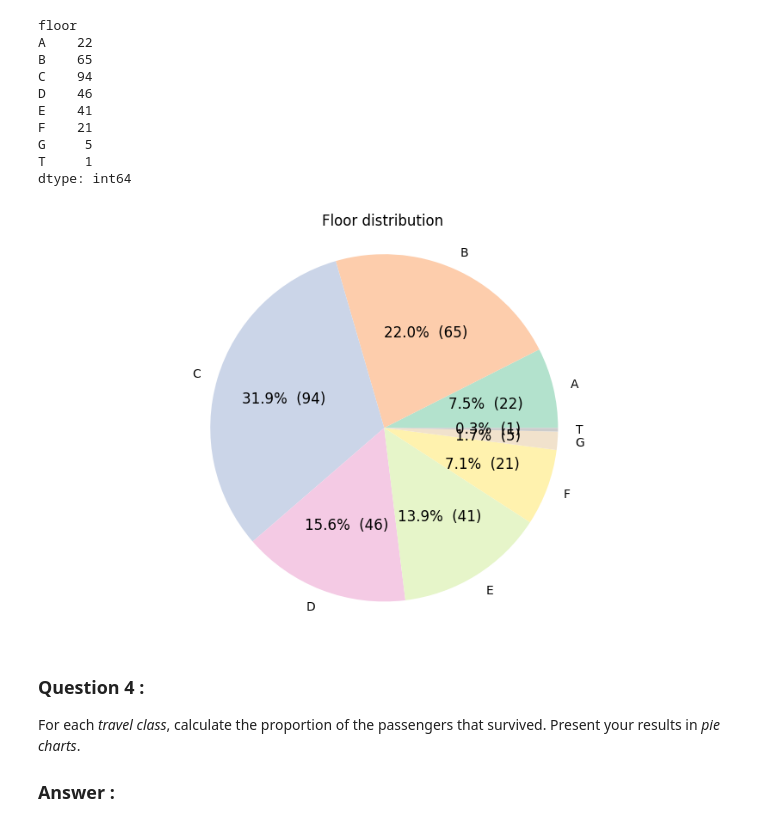
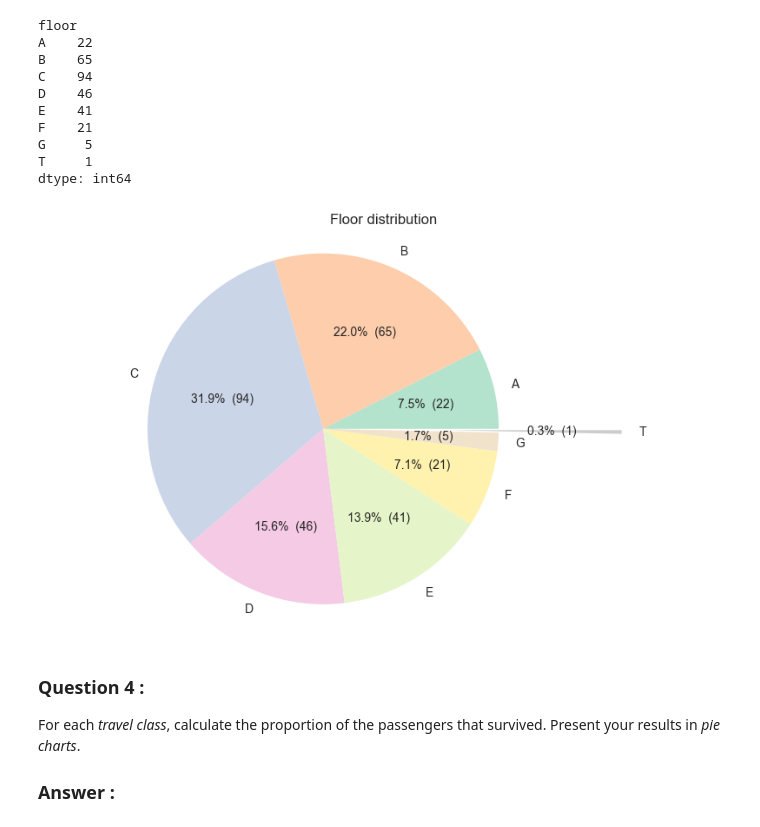
Before and after one commit to SCHValaris/ADA_Homeworks, a Jupyter notebook: Draft_Homework1/Homework1.ipynb, the cells around one changed output. Saved outputs shown, nothing was run; the diff lists cells and outputs as text; code cells hidden in the pictures.

```diff
--- a/Draft_Homework1/Homework1.ipynb
+++ b/Draft_Homework1/Homework1.ipynb
@@ -281,5 +273,5 @@ df
 # %%
-df = df.copy()
+# We reset the index to allow us to keep only the month in the date field for futur groupby
 df = df.reset_index(level = None)
 dates = [calendar.month_name[x.month] for x in df.Date]
 df['Date'] = dates
@@ -349,9 +343,9 @@ for i in range(len(first_oc)):
 #Compute the values
 values = [int(a) - int(b) for a,b in zip(last_val,first_val)]
 final_values = [a/b for a,b in zip(values,nb_day)]
-final_values = [None if x==0 else x for x in final_values]
+final_values = [np.NaN if x==0 else x for x in final_values]
 
 #print the values
 for i in range(len(cases_guinea)):
-    print("The daily average of deaths in Guinea in %s is %s." % (name_month[i],final_values[i]))
+    print("The daily average of deaths in Guinea in %s is %.2f." % (name_month[i],final_values[i]))
 # %% [output]
@@ -363,7 +359,7 @@ The daily average of deaths in Guinea in October is None.
 
 #declaration of variables, nb is the number of report we had per month
 cases_per_month_sl = []
-helper_sl =  df.loc['Sierre Leone']
+helper_sl =  df.loc['Sierra Leone']
 helper_sl = helper_sl.reset_index()
 nb = helper_sl['Date'].value_counts(sort = False).reindex(pd.unique(helper_sl.Date)).tolist()
 name_month = helper_sl.Date.unique().tolist()
@@ -381,5 +377,5 @@ cases_sl = [a/b for a,b in zip(cases_per_month_sl,nb)]
 
 #Print the solution
 for i in range(len(cases_sl)):
-    print("The daily average of new cases in Sierre Leone in %s is %s." % (name_month[i],cases_sl[i]))
+    print("The daily average of new cases in Sierra Leone in %s is %.2f." % (name_month[i],cases_sl[i]))
 # %% [output]
@@ -421,9 +417,9 @@ for i in range(len(first_oc)):
 #we compute the values
 values = [int(a) - int(b) for a,b in zip(last_val,first_val)]
 final_values = [a/b for a,b in zip(values,nb_day)]
-final_values = [None if x==0 else x for x in final_values]
+final_values = [np.NaN if x==0 else x for x in final_values]
 
 #print the values
 for i in range(len(cases_sl)):
-    print("The daily average of deaths in Sierre Leone in %s is %s." % (name_month[i],final_values[i]))
+    print("The daily average of deaths in Sierre Leone in %s is %.2f." % (name_month[i],final_values[i]))
 # %% [output]
@@ -750,12 +746,13 @@ dtype: int64
 # %%
 #We then plot a pie chart to visualize the distribution of floors
 fig = plt.figure(figsize=(10,6), dpi=100)
-plt_pie_cabin = floor_freq.plot(kind='pie',autopct=convert_pct(floor_freq),cmap = 'Pastel2')
+explode = (0, 0, 0, 0,0,0,0,0.7)
+plt_pie_cabin = floor_freq.plot(kind='pie',autopct=convert_pct(floor_freq),cmap = 'Pastel2',explode = explode)
 plt_pie_cabin = plt.axis('equal')
 plt_pie_cabin = plt.title('Floor distribution')
 plt_pie_cabin = plt.ylabel('')
 # %% [output]
-[figure, old version]
+[figure, new version]
 # %% [markdown]
 ### Question 4 :
 For each *travel class*, calculate the proportion of the passengers that survived. Present your results in *pie charts*.
```
Also changed, not shown: parts of 31 cells of this notebook.
